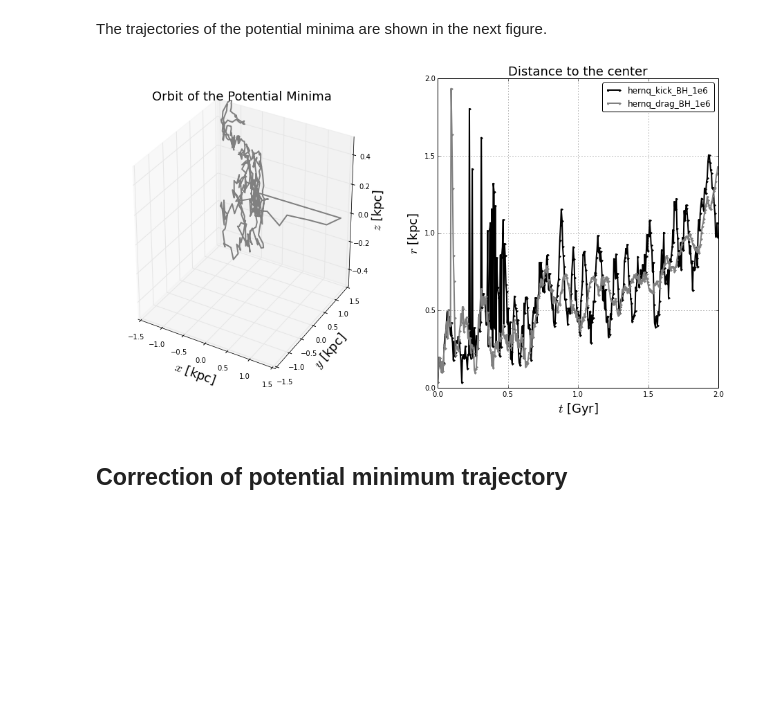
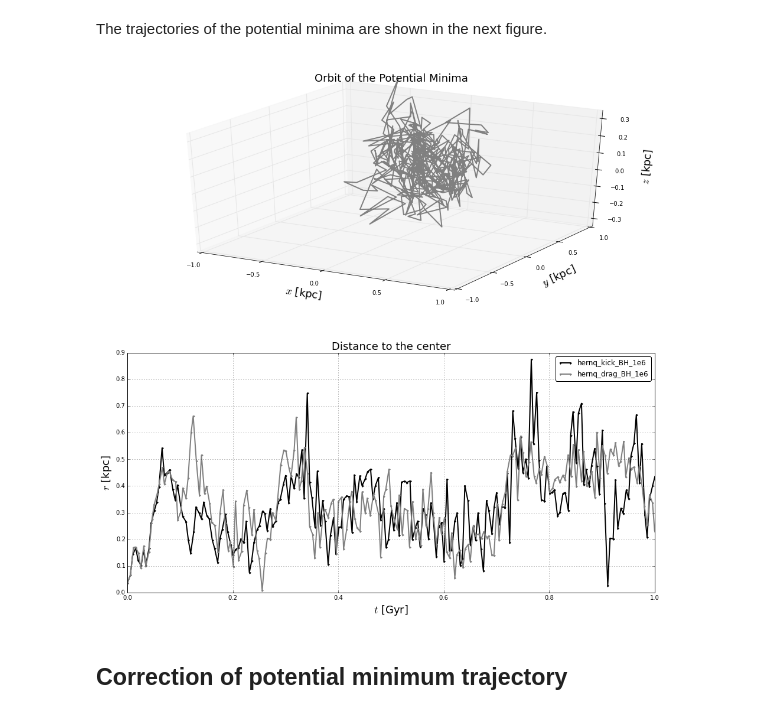
Before and after one commit to sbustamante/CosmologicalBlackHoles, a Jupyter notebook: Codes/controlled_experiments.ipynb, the cells around one changed output. Cells and saved outputs as stored; diff of their text form; code cells hidden in the pictures; blank space fills up the shorter version.

```diff
--- a/Codes/controlled_experiments.ipynb
+++ b/Codes/controlled_experiments.ipynb
@@ -42,6 +42,8 @@ DataFolder = '/home/bustamsn/PhD/Data/hernquist_dynamical_friction/'
 DataResults = './results/'
 #Loaddata flag
 LoadData = True
+#Maximum snapshot number
+max_snap = 400
 # %% [markdown]
 # Contents
 # %% [markdown]
@@ -122,7 +124,7 @@ else:
 # %%
 bh_s16 = black_hole_sim( simulation = 'hernq_kick_BH_1e6',
                          snapbase = 'snapshot',
-                         n_snap = 400,
+                         n_snap = max_snap,
                          datafolder = DataFolder,
                          resultsfolder = DataResults,
                          center = [250,250,250] )
@@ -133,7 +135,7 @@ else:
 # %%
 bh_s26 = black_hole_sim( simulation = 'hernq_drag_BH_1e6',
                          snapbase = 'snapshot',
-                         n_snap = 400,
+                         n_snap = max_snap,
                          datafolder = DataFolder,
                          resultsfolder = DataResults,
                          center = [250,250,250] )
@@ -260,43 +303,43 @@ leg = plt.legend( loc= 'upper right', fancybox = True )
 # %% [markdown]
 The trajectories of the potential minima are shown in the next figure.
 # %%
-plt.figure( figsize=(16,8) )
-fig = plt.subplot(1,2,1, projection='3d')
+plt.figure( figsize=(16,16) )
+fig = plt.subplot(2,1,1, projection='3d')
 
 #Simulated trajectories
-T = 400
+T = max_snap
 #fig.plot( bh_s16.r_mp[:T,0], bh_s16.r_mp[:T,1], bh_s16.r_mp[:T,2], '-', lw=2, color = 'black', label = 'hernq_kick_BH_1e6' )
 fig.plot( bh_s26.r_mp[:T,0], bh_s26.r_mp[:T,1], bh_s26.r_mp[:T,2], '-', lw=2, color = 'gray', label = 'hernq_drag_BH_1e6' )
 
-dL = 1.5
+dL = 1.
 fig.set_xlim( (-dL,dL) )
 fig.set_ylim( (-dL,dL) )
 fig.set_zlim( (-dL/3,dL/3) )
 fig.set_xlabel( "$x$ [kpc]", fontsize = 18 )
 fig.set_ylabel( "$y$ [kpc]", fontsize = 18 )
 fig.set_zlabel( "$z$ [kpc]", fontsize = 18 )
 plt.grid(1)
 fig.set_title( "Orbit of the Potential Minima", fontsize = 18 )
 
-plt.subplot(1,2,2)
+plt.subplot(2,1,2)
 
 #Simulated trajectories
 #plt.plot( bh_s15.t[:T], bh_s15.rm_mp[:T], '--', lw=1, color = 'black', zorder = 0, label = 'hernq_kick_BH_1e5' )
 #plt.plot( bh_s25.t[:T], bh_s25.rm_mp[:T], '--', lw=1, color = 'gray', zorder = 0, label = 'hernq_drag_BH_1e5' )
 
 plt.plot( bh_s16.t[:T], bh_s16.rm_mp[:T], '.-', lw=2, color = 'black', zorder = 0, label = 'hernq_kick_BH_1e6' )
 plt.plot( bh_s26.t[:T], bh_s26.rm_mp[:T], '.-', lw=2, color = 'gray', zorder = 0, label = 'hernq_drag_BH_1e6' )
 
 #Format
 #plt.ylim( (0,2) )
-plt.xlim( (0,2) )
+plt.xlim( (0,1) )
 plt.xlabel( "$t$ [Gyr]", fontsize = 18 )
 plt.ylabel( "$r$ [kpc]", fontsize = 18 )
 plt.grid(1)
 plt.title( "Distance to the center", fontsize = 18 )
 leg = plt.legend( loc= 'upper right', fancybox = True )
 # %% [output]
-[figure, old version]
+[figure, new version]
 # %% [markdown]
 ## Correction of potential minimum trajectory
 # %% [markdown]
```
Also changed, not shown: parts of 15 cells of this notebook, 7 other files.
